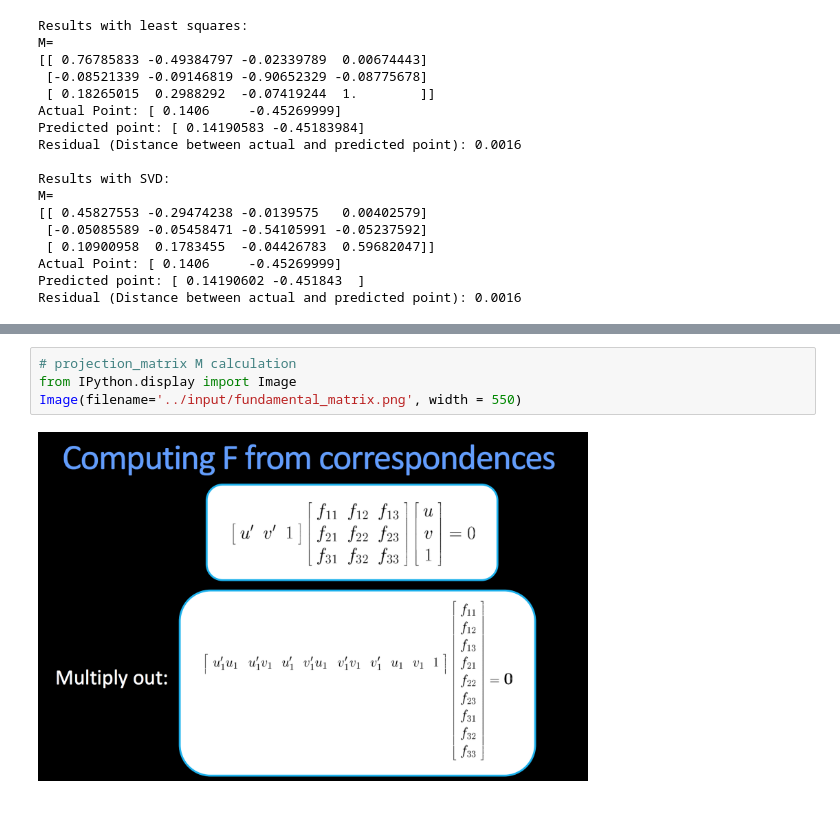
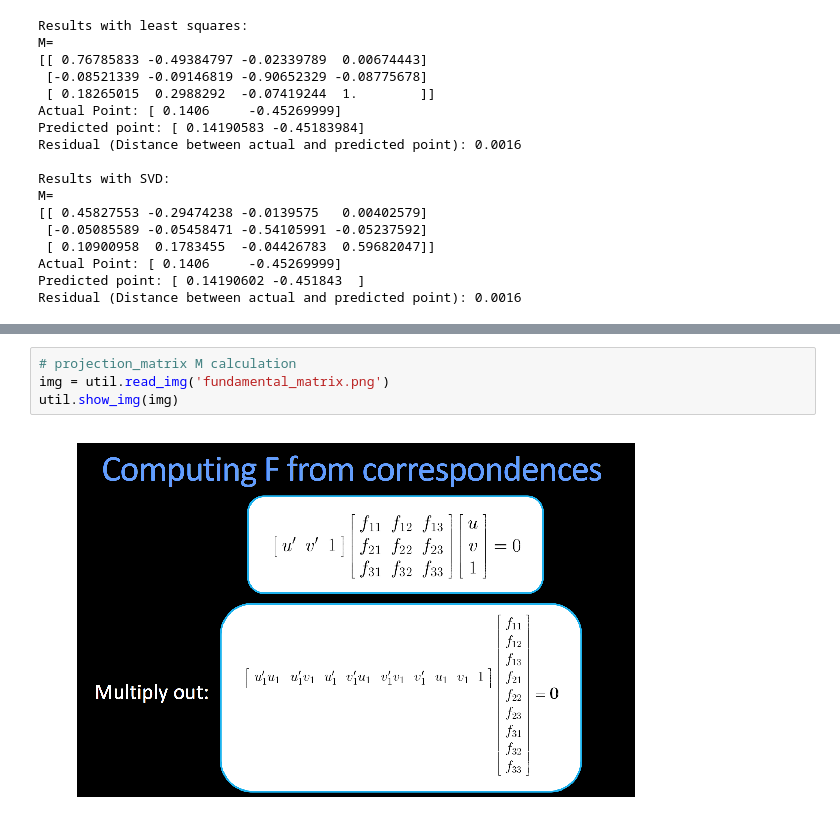
Before and after one commit to naveen246/computer_vision, a Jupyter notebook: psets/ps3/code/ps3.ipynb, the cells around one changed output, grey strips where cells are left out. Cells and saved outputs as stored; diff of their text form; blank space fills up the shorter version.

```diff
--- a/psets/ps3/code/ps3.ipynb
+++ b/psets/ps3/code/ps3.ipynb
@@ -128,8 +130,8 @@ Center of Camera = [ 305.85473546  304.21579796   30.14069258]
-# %%
-# projection_matrix M calculation
-from IPython.display import Image
-Image(filename='../input/fundamental_matrix.png', width = 550)
-# %% [output]
-[figure, removed]
+# %%
+# projection_matrix M calculation
+img = util.read_img('fundamental_matrix.png')
+util.show_img(img)
+# %% [output]
+[figure, added]
 # %%
 # estimate the Fundamental Matrix between pic_a and pic_b
```
Also changed, not shown: parts of 8 cells of this notebook, 4 other files.
